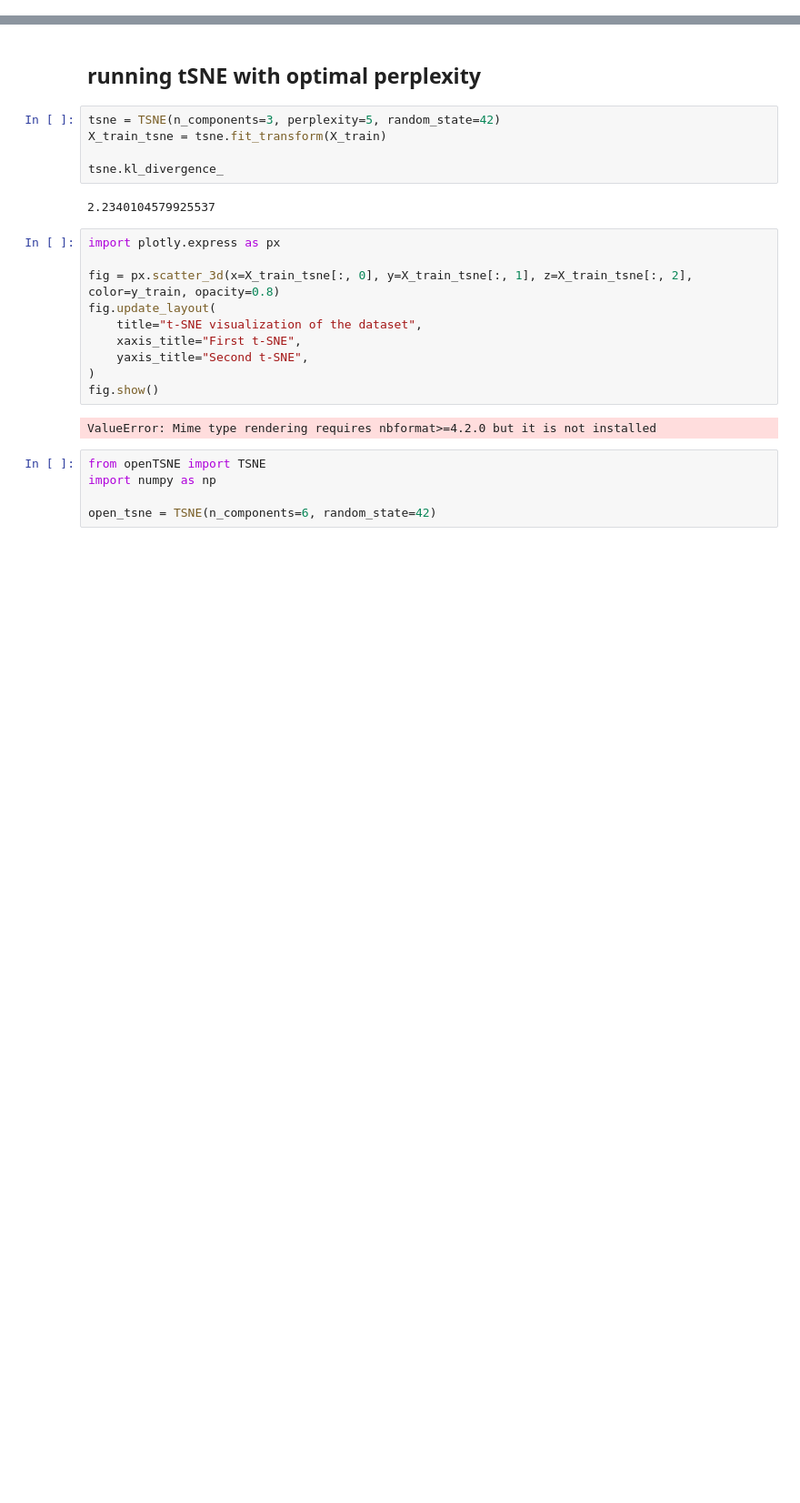
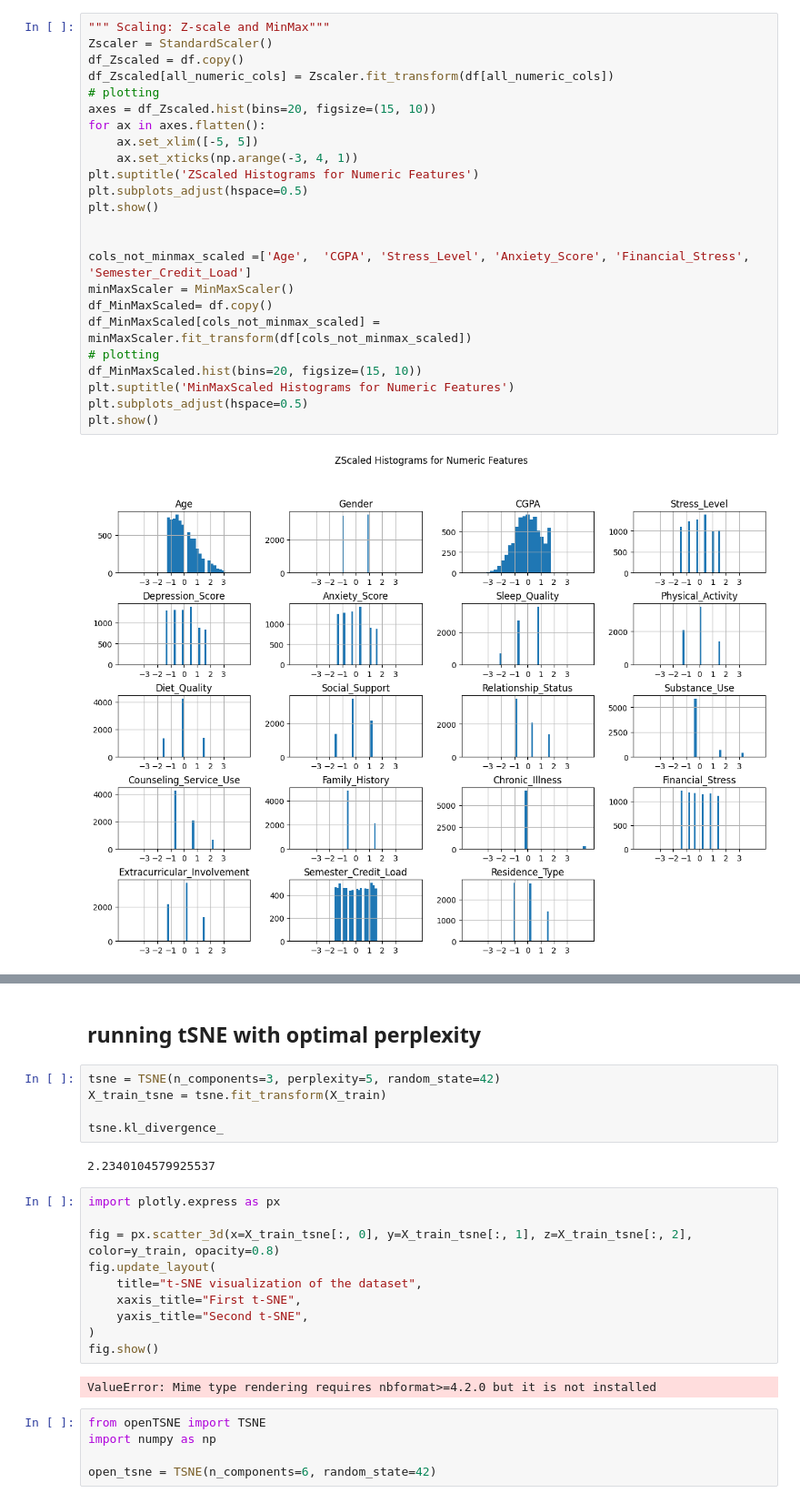
Before and after one commit to ReehalS/student-mental-health-model, a Jupyter notebook: Code/EDA.ipynb, the cells around one changed output, grey strips where cells are left out. Shown at 91% size. Cells and saved outputs as stored; diff of their text form; blank space fills up the shorter version.

```diff
--- a/Code/EDA.ipynb
+++ b/Code/EDA.ipynb
@@ -365,0 +147,26 @@ Text(0, 0.5, 'Divergence')
+# %%
+""" Scaling: Z-scale and MinMax"""
+Zscaler = StandardScaler()
+df_Zscaled = df.copy()
+df_Zscaled[all_numeric_cols] = Zscaler.fit_transform(df[all_numeric_cols])
+# plotting
+axes = df_Zscaled.hist(bins=20, figsize=(15, 10))
+for ax in axes.flatten():
+    ax.set_xlim([-5, 5])
+    ax.set_xticks(np.arange(-3, 4, 1))
+plt.suptitle('ZScaled Histograms for Numeric Features')
+plt.subplots_adjust(hspace=0.5)
+plt.show()
+
+
+cols_not_minmax_scaled =['Age',  'CGPA', 'Stress_Level', 'Anxiety_Score', 'Financial_Stress', 'Semester_Credit_Load']
+minMaxScaler = MinMaxScaler()
+df_MinMaxScaled= df.copy()
+df_MinMaxScaled[cols_not_minmax_scaled] = minMaxScaler.fit_transform(df[cols_not_minmax_scaled])
+# plotting
+df_MinMaxScaled.hist(bins=20, figsize=(15, 10))
+plt.suptitle('MinMaxScaled Histograms for Numeric Features')
+plt.subplots_adjust(hspace=0.5)
+plt.show()
+# %% [output]
+[figure, added]
```
Also changed, not shown: parts of 40 cells of this notebook, 8 other files.
